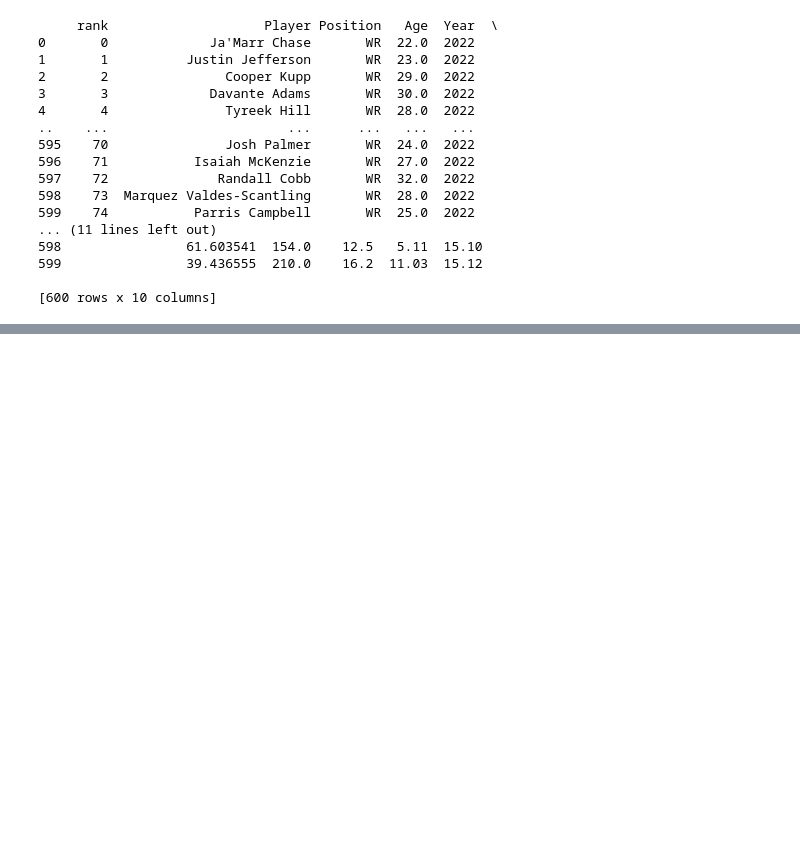
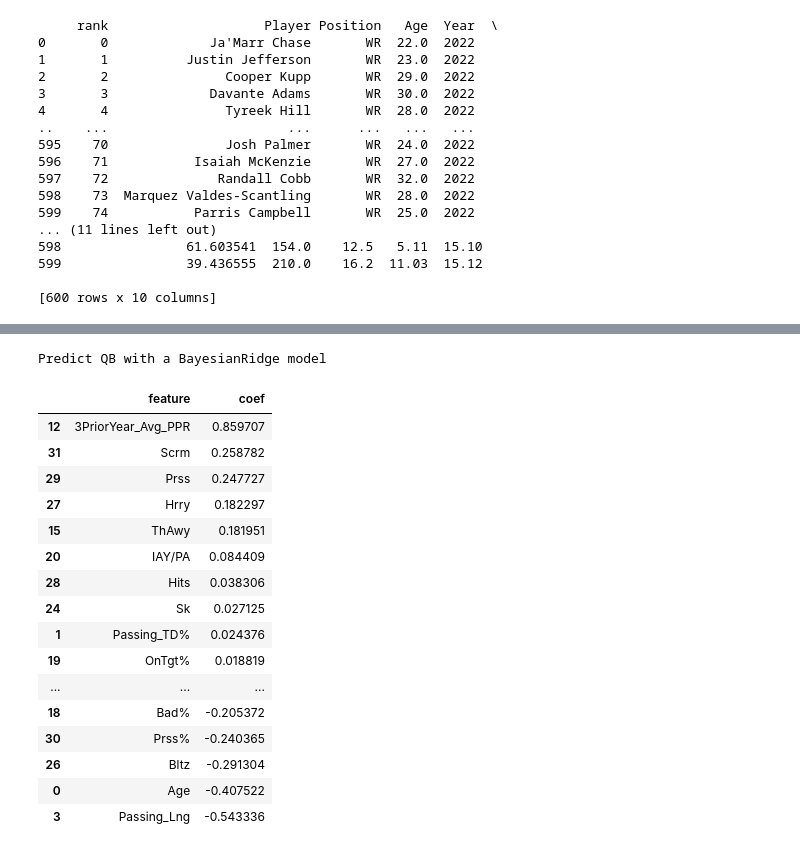
Before and after one commit to mattgilgo/fantasy_football, a Jupyter notebook: models.ipynb, the cells around one changed output, grey strips where cells are left out. Saved outputs shown, nothing was run; the diff lists cells and outputs as text; code cells hidden in the pictures; blank space fills up the shorter version.

Commit message:
separating out most successful models from last year for next projections

```diff
--- a/models.ipynb
+++ b/models.ipynb
@@ -1248,0 +1716,79 @@ wr_combined_projs.to_csv('draft_proj_083022/WR/wr_combined_projs.csv')
+# %%
+#QB model
+from sklearn.preprocessing import MinMaxScaler
+
+master_df = pd.read_csv('data/rolling_avg_data/three_year_avg_df_updated.csv')
+# Separate Datasets by Position
+position = 'RB'
+year_to_project = 2022
+df = master_df[master_df['Position'] == position]
+
+df = df[['Year','Age','Rushing_Fumbles','Rushing_Lng','Rushing_Y/A_y','Receiving_Ctch%','Receiving_Lng','Receiving_Y/Tgt','3PriorYear_Avg_PPR','3PriorYear_StdDev_PPR','Rushing_YBC/Att','Rushing_YAC/Att','Rushing_Att/Br','Fantasy_PPR']]
+join_column = 'Rushing_Lng'
+
+# Train and test split for test being 2021 data
+df_2019_2021 = df[(df['Year'] <= 2021) & (df['Year'] >= 2019)]
+df_project = df[df['Year'] == year_to_project]
+
+x_2019_2021 = df_2019_2021.drop(['Year','Fantasy_PPR'], axis=1)
+scaler = MinMaxScaler()
+x_2019_2021.replace(np.nan, 0, inplace=True)
+#x_2019_2021 = df.apply(lambda x: x.fillna(x.median()),axis=0)
+scaler.fit(x_2019_2021)
+y_2019_2021 = df_2019_2021[['Fantasy_PPR']]
+
+x_project = df_project.drop(['Year','Fantasy_PPR'], axis=1)
+model = MinMaxScaler()
+x_project.replace(np.nan,0, inplace=True)
+#x_2022 = df.apply(lambda x: x.fillna(x.median()),axis=0)
+model.fit(x_project)
+y_project = df_project[['Fantasy_PPR']]
+
+# ML Model using using fit and predict QB Fantasy Points
+model = BayesianRidge()
+model_name = type(model).__name__
+print('Predict '+ position + ' with a '+ model_name + ' model')
+model = model.fit(x_2019_2021,y_2019_2021.values.ravel())
+y_preds = model.predict(x_project)
+
+# Create new dataframe for projections
+player_point_proj = pd.DataFrame({'Age': x_project['Age'], join_column: x_project[join_column], 'Model_Projection_Points': y_preds, 'Actual_Points': y_project['Fantasy_PPR']})
+player_point_proj_wnames = player_point_proj.merge(master_df[['Player', 'Age', 'Position', 'Year', join_column, 'Fantasy_PPR']], how='inner', left_on=['Age', join_column], right_on=['Age', join_column])
+player_point_proj_wnames = player_point_proj_wnames.drop(columns=['Fantasy_PPR'])
+
+# Save dataframes
+import time
+timestr = time.strftime("%Y%m%d-%H%M%S")
+df = player_point_proj_wnames[player_point_proj_wnames["Year"] == year_to_project]
+adp = pd.read_csv('data/fantasy_draft_adp/draft_adp_2022.csv')
+adp = adp.rename({'Name': 'Player'}, axis=1)
+df_w_adp = df.merge(adp, how='left', on='Player')
+df_w_adp = df_w_adp[['Player','Position','Age','Year','Model_Projection_Points','#','StdDev','High','Low']]
+#filename = 'projections/'+str(position)+'/'+str(model_name)+'2022_projections_'+timestr+'.csv'
+filename = 'draft_proj_083022/'+str(position)+'/'+str(model_name)+'2022_projections_'+timestr+'.csv'
+#df_w_adp.to_csv(filename)
+
+d = {'feature': model.feature_names_in_, 'coef': model.coef_}
+feature_importances = pd.DataFrame(data=d)
+# %% [output]
+Predict QB with a BayesianRidge model
+# %%
+feature_importances.sort_values('coef', ascending=False)
+# %% [output]
+|  | feature | coef |
+| 12 | 3PriorYear_Avg_PPR | 0.859707 |
+| 31 | Scrm | 0.258782 |
+| 29 | Prss | 0.247727 |
+| 27 | Hrry | 0.182297 |
+| 15 | ThAwy | 0.181951 |
+| 20 | IAY/PA | 0.084409 |
+| 28 | Hits | 0.038306 |
+| 24 | Sk | 0.027125 |
+| 1 | Passing_TD% | 0.024376 |
+| 19 | OnTgt% | 0.018819 |
+| ... | ... | ... |
+| 18 | Bad% | -0.205372 |
+| 30 | Prss% | -0.240365 |
+| 26 | Bltz | -0.291304 |
+| 0 | Age | -0.407522 |
+| 3 | Passing_Lng | -0.543336 |
```
Also changed, not shown: parts of 21 cells of this notebook, 8 other files.
